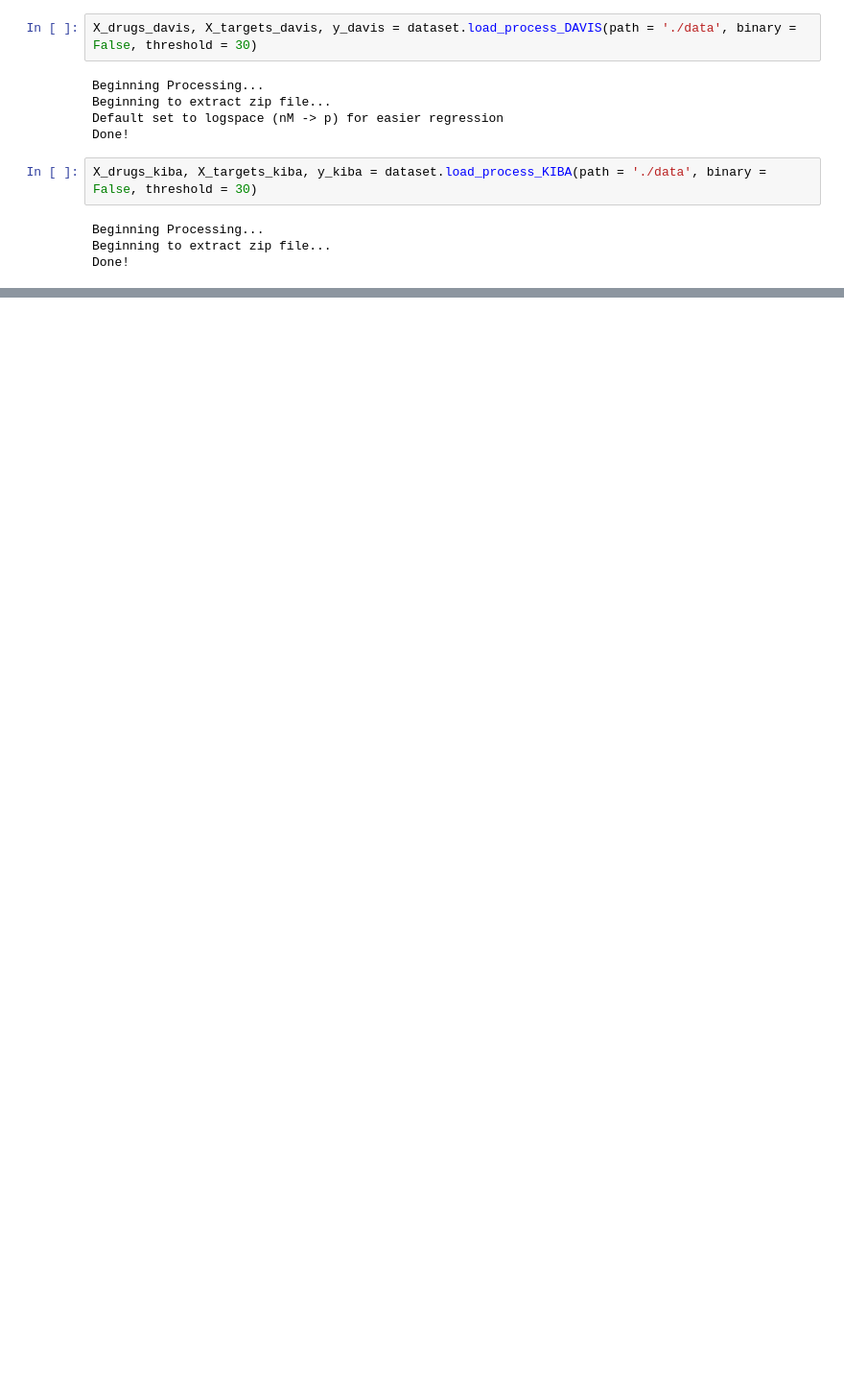
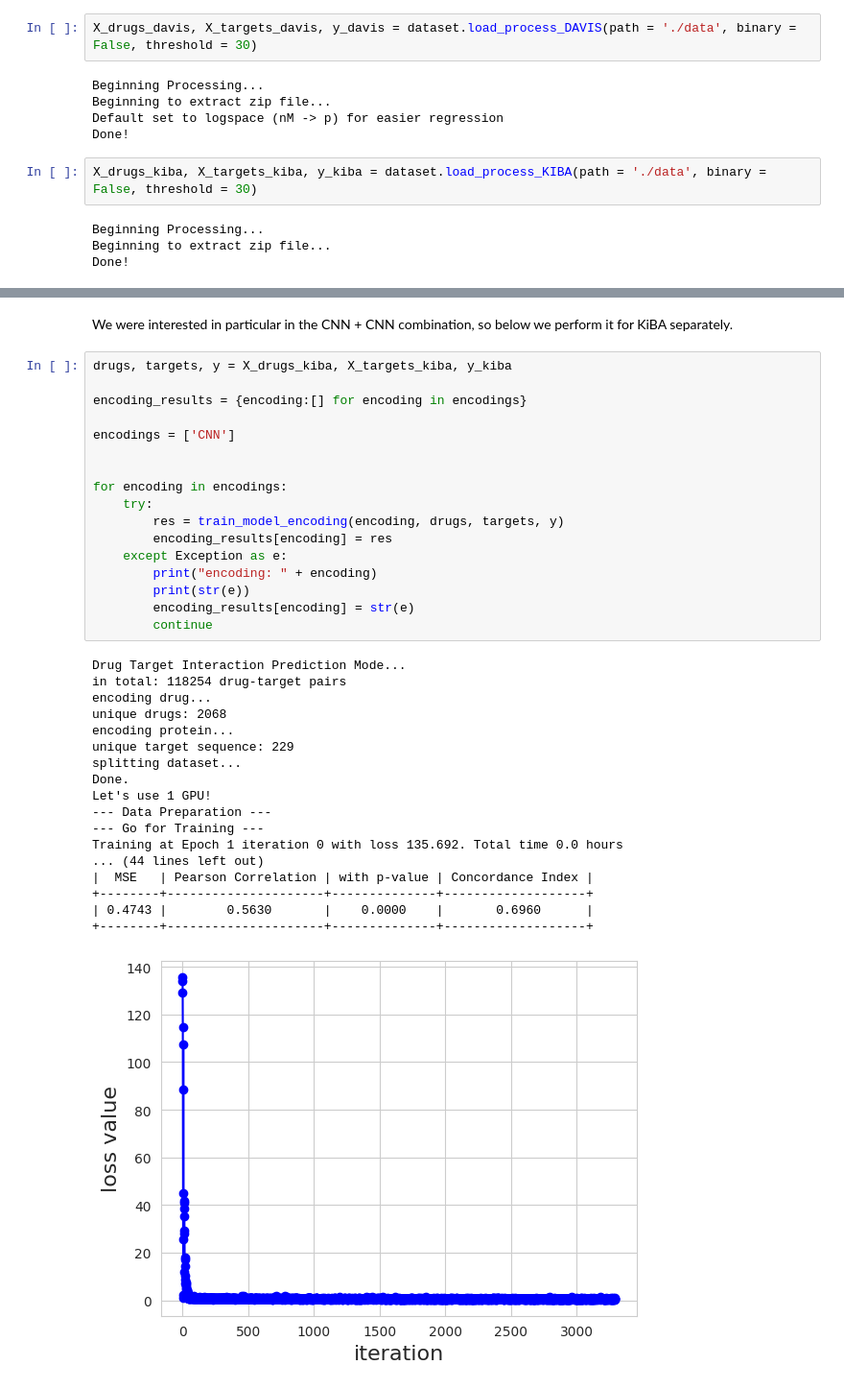
Before and after one commit to ChristianPala/protein_target_affinity, a Jupyter notebook: modeling/davis_kiba_deeppurpose_notebook.ipynb, the cells around one changed output, grey strips where cells are left out. Shown at 96% size. Drawn from its saved outputs; the diff is of its cells as text; blank space fills up the shorter version.

```diff
--- a/modeling/davis_kiba_deeppurpose_notebook.ipynb
+++ b/modeling/davis_kiba_deeppurpose_notebook.ipynb
@@ -113 +120,39 @@ encoding: Pubchem
 +--------+---------------------+--------------+-------------------+
+# %% [markdown]
+We were interested in particular in the CNN + CNN combination, so below we perform it for KiBA separately.
+# %%
+drugs, targets, y = X_drugs_kiba, X_targets_kiba, y_kiba
+
+encoding_results = {encoding:[] for encoding in encodings}
+
+encodings = ['CNN']
+
+
+for encoding in encodings:
+    try:
+        res = train_model_encoding(encoding, drugs, targets, y)
+        encoding_results[encoding] = res
+    except Exception as e:
+        print("encoding: " + encoding)
+        print(str(e))
+        encoding_results[encoding] = str(e)
+        continue
+# %% [output]
+Drug Target Interaction Prediction Mode...
+in total: 118254 drug-target pairs
+encoding drug...
+unique drugs: 2068
+encoding protein...
+unique target sequence: 229
+splitting dataset...
+Done.
+Let's use 1 GPU!
+--- Data Preparation ---
+--- Go for Training ---
+Training at Epoch 1 iteration 0 with loss 135.692. Total time 0.0 hours
+... (44 lines left out)
+|  MSE   | Pearson Correlation | with p-value | Concordance Index |
++--------+---------------------+--------------+-------------------+
+| 0.4743 |        0.5630       |    0.0000    |       0.6960      |
++--------+---------------------+--------------+-------------------+
+[figure, added]
```
Also changed, not shown: parts of 8 cells of this notebook, 1 other file.
